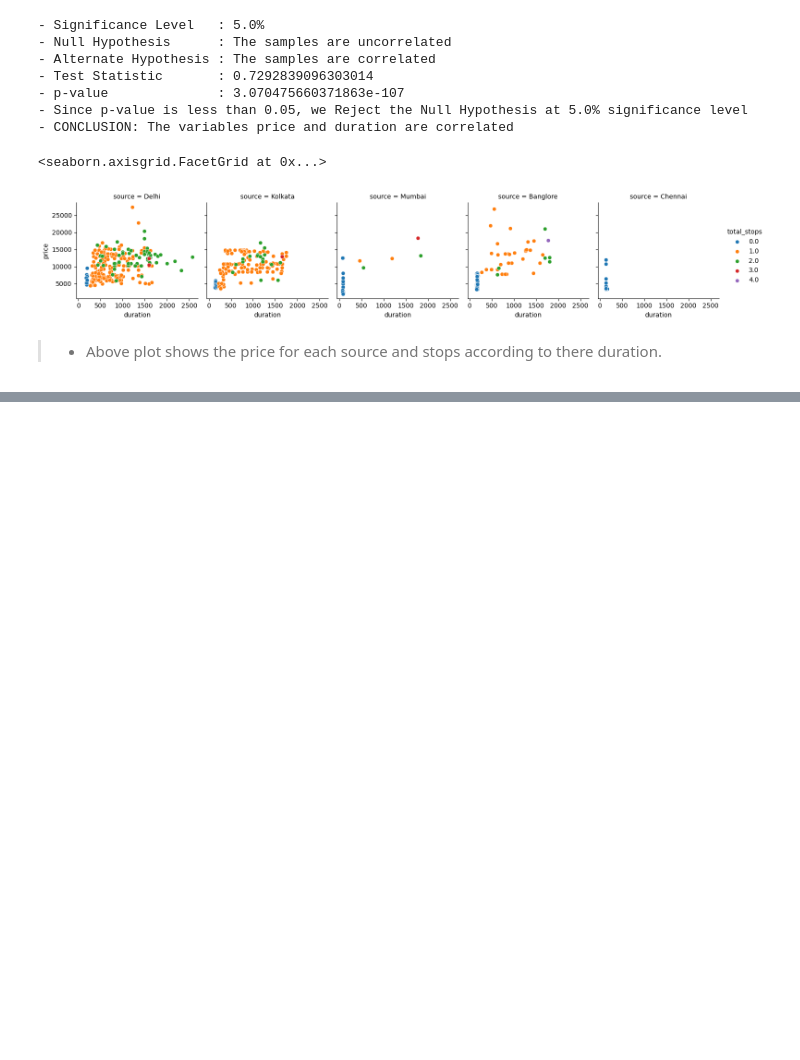
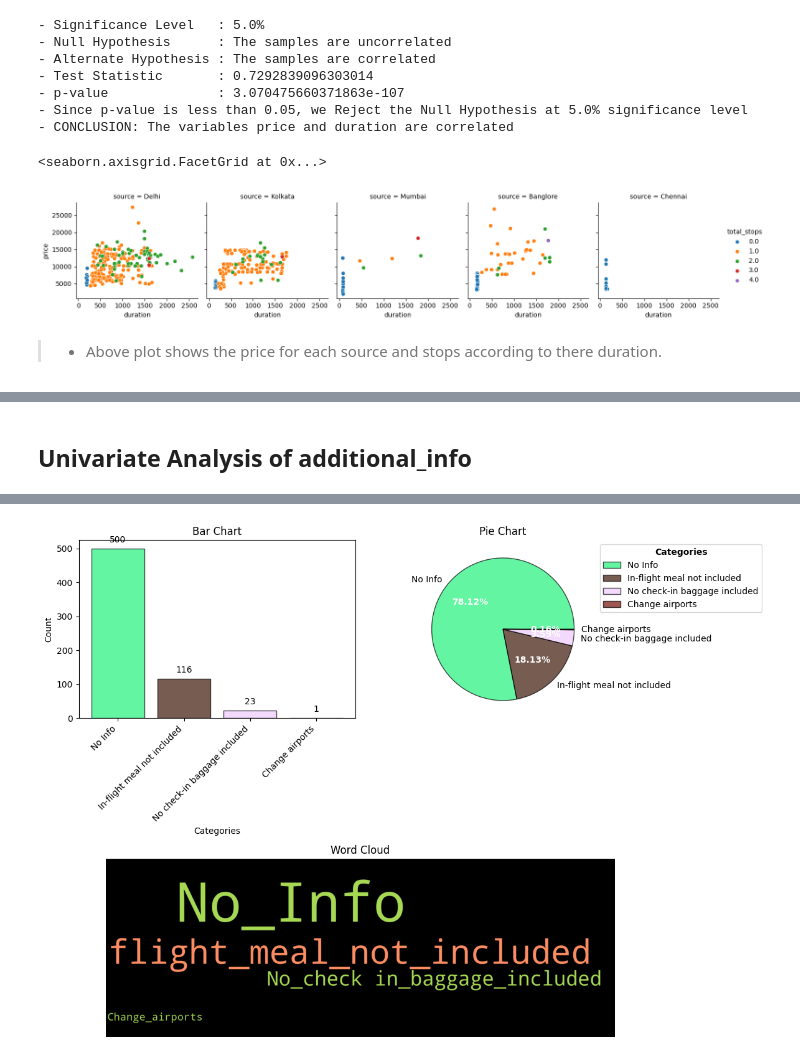
Before and after one commit to ninja03jod/SageMaker_Flight_Price_Prediction, a Jupyter notebook: Notebooks/EDA.ipynb, the cells around one changed output, grey strips where cells are left out. Saved outputs shown, nothing was run; the diff lists cells and outputs as text; code cells hidden in the pictures; blank space fills up the shorter version.

```diff
--- a/Notebooks/EDA.ipynb
+++ b/Notebooks/EDA.ipynb
@@ -794,0 +857,4 @@ duration_grid.add_legend()
+# %%
+eda_helper_functions.cat_univar_plots(train, 'additional_info')
+# %% [output]
+Univariate Analysis of additional_info
@@ -794,0 +862 @@ duration_grid.add_legend()
+[figure, added]
```
Also changed, not shown: parts of 9 cells of this notebook.
